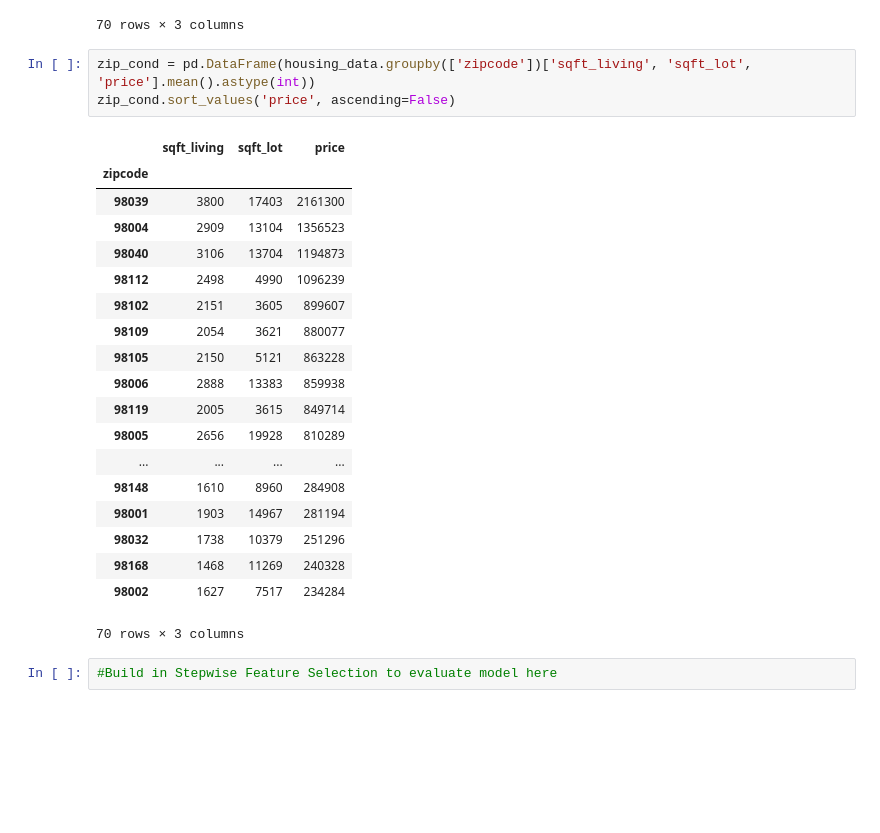
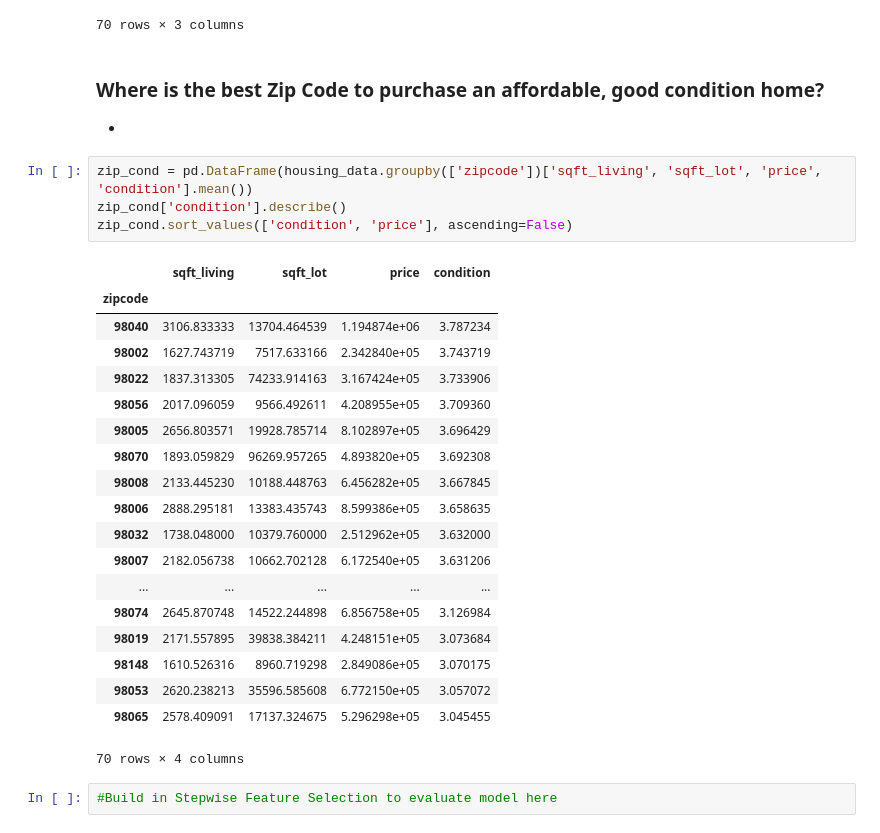
Before and after one commit to Jthomas3425/DSLabsv2, a Jupyter notebook: Projects/Mod 1 Final Project/student.ipynb, the cells around one changed output. Cells and saved outputs as stored; diff of their text form; blank space fills up the shorter version.

```diff
--- a/Projects/Mod 1 Final Project/student.ipynb
+++ b/Projects/Mod 1 Final Project/student.ipynb
@@ -290,28 +287,32 @@ zip_price.sort_values('price', ascending=False)
 | 64 | 98168 | 240328 | 269 |
 | 1 | 98002 | 234284 | 199 |
 70 rows × 3 columns
+# %% [markdown]
+### Where is the best Zip Code to purchase an affordable, good condition home?
+*
 # %%
-zip_cond = pd.DataFrame(housing_data.groupby(['zipcode'])['sqft_living', 'sqft_lot', 'price'].mean().astype(int))
-zip_cond.sort_values('price', ascending=False)
+zip_cond = pd.DataFrame(housing_data.groupby(['zipcode'])['sqft_living', 'sqft_lot', 'price', 'condition'].mean())
+zip_cond['condition'].describe()
+zip_cond.sort_values(['condition', 'price'], ascending=False)
 # %% [output]
-|  | sqft_living | sqft_lot | price |
-| zipcode |  |  |  |
-| 98039 | 3800 | 17403 | 2161300 |
-| 98004 | 2909 | 13104 | 1356523 |
-| 98040 | 3106 | 13704 | 1194873 |
-| 98112 | 2498 | 4990 | 1096239 |
-| 98102 | 2151 | 3605 | 899607 |
-| 98109 | 2054 | 3621 | 880077 |
-| 98105 | 2150 | 5121 | 863228 |
-| 98006 | 2888 | 13383 | 859938 |
-| 98119 | 2005 | 3615 | 849714 |
-| 98005 | 2656 | 19928 | 810289 |
-| ... | ... | ... | ... |
-| 98148 | 1610 | 8960 | 284908 |
-| 98001 | 1903 | 14967 | 281194 |
-| 98032 | 1738 | 10379 | 251296 |
-| 98168 | 1468 | 11269 | 240328 |
-| 98002 | 1627 | 7517 | 234284 |
+|  | sqft_living | sqft_lot | price | condition |
+| zipcode |  |  |  |  |
+| 98040 | 3106.833333 | 13704.464539 | 1.194874e+06 | 3.787234 |
+| 98002 | 1627.743719 | 7517.633166 | 2.342840e+05 | 3.743719 |
+| 98022 | 1837.313305 | 74233.914163 | 3.167424e+05 | 3.733906 |
+| 98056 | 2017.096059 | 9566.492611 | 4.208955e+05 | 3.709360 |
+| 98005 | 2656.803571 | 19928.785714 | 8.102897e+05 | 3.696429 |
+| 98070 | 1893.059829 | 96269.957265 | 4.893820e+05 | 3.692308 |
+| 98008 | 2133.445230 | 10188.448763 | 6.456282e+05 | 3.667845 |
+| 98006 | 2888.295181 | 13383.435743 | 8.599386e+05 | 3.658635 |
+| 98032 | 1738.048000 | 10379.760000 | 2.512962e+05 | 3.632000 |
+| 98007 | 2182.056738 | 10662.702128 | 6.172540e+05 | 3.631206 |
+| ... | ... | ... | ... | ... |
+| 98074 | 2645.870748 | 14522.244898 | 6.856758e+05 | 3.126984 |
+| 98019 | 2171.557895 | 39838.384211 | 4.248151e+05 | 3.073684 |
+| 98148 | 1610.526316 | 8960.719298 | 2.849086e+05 | 3.070175 |
+| 98053 | 2620.238213 | 35596.585608 | 6.772150e+05 | 3.057072 |
+| 98065 | 2578.409091 | 17137.324675 | 5.296298e+05 | 3.045455 |
-70 rows × 3 columns
+70 rows × 4 columns
 # %%
 #Build in Stepwise Feature Selection to evaluate model here
```
Also changed, not shown: parts of 5 cells of this notebook.
